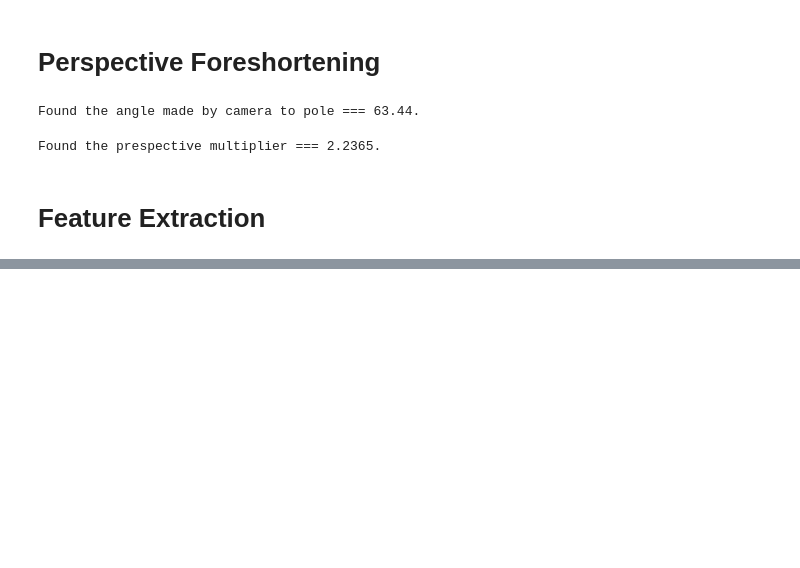
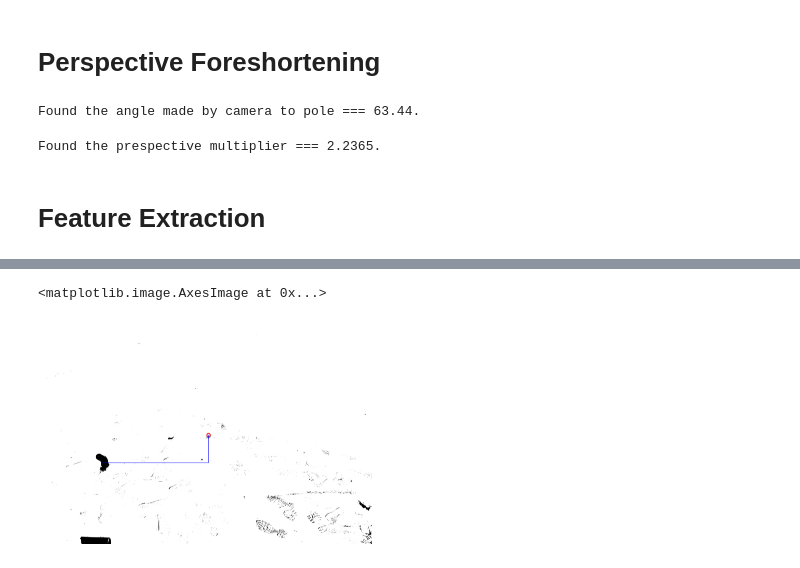
Before and after one commit to pbplop29/Photogrammetry, a Jupyter notebook: Photogrammetry.ipynb, the cells around one changed output, grey strips where cells are left out. Saved outputs shown, nothing was run; the diff lists cells and outputs as text; code cells hidden in the pictures; blank space fills up the shorter version.

```diff
--- a/Photogrammetry.ipynb
+++ b/Photogrammetry.ipynb
@@ -270,0 +278,11 @@ plt.imshow(img)
+# %%
+# Plotting lines from image center to our object location
+img = cv2.imread(image_mask_name)
+cv2.circle(img, (3000, 2000), 30, (255, 0, 0), 15)
+cv2.line(img, (x + w//2, y + h//2), (3000,y + h//2), (0, 0, 255), 5)
+cv2.line(img, (3000, y + h//2), (3000,2000), (0, 0, 255), 5)
+plt.axis('off')
+plt.imshow(img)
+# %% [output]
+<matplotlib.image.AxesImage at 0x...>
+[figure, added]
```
Also changed, not shown: parts of 9 cells of this notebook.
